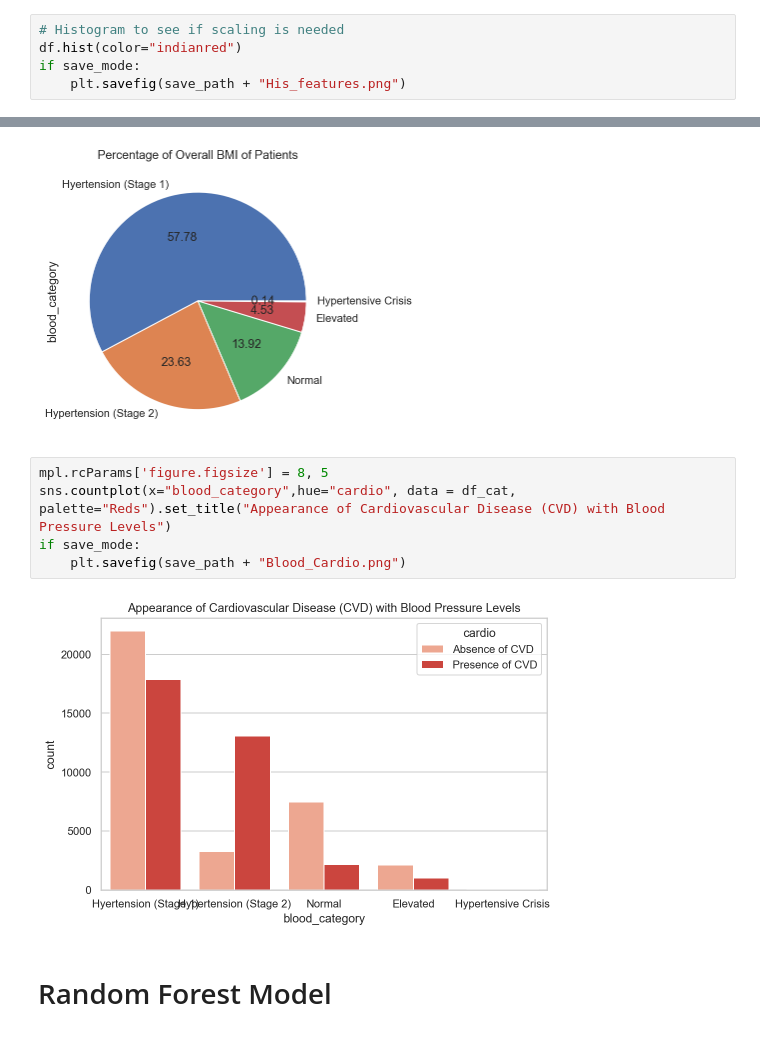
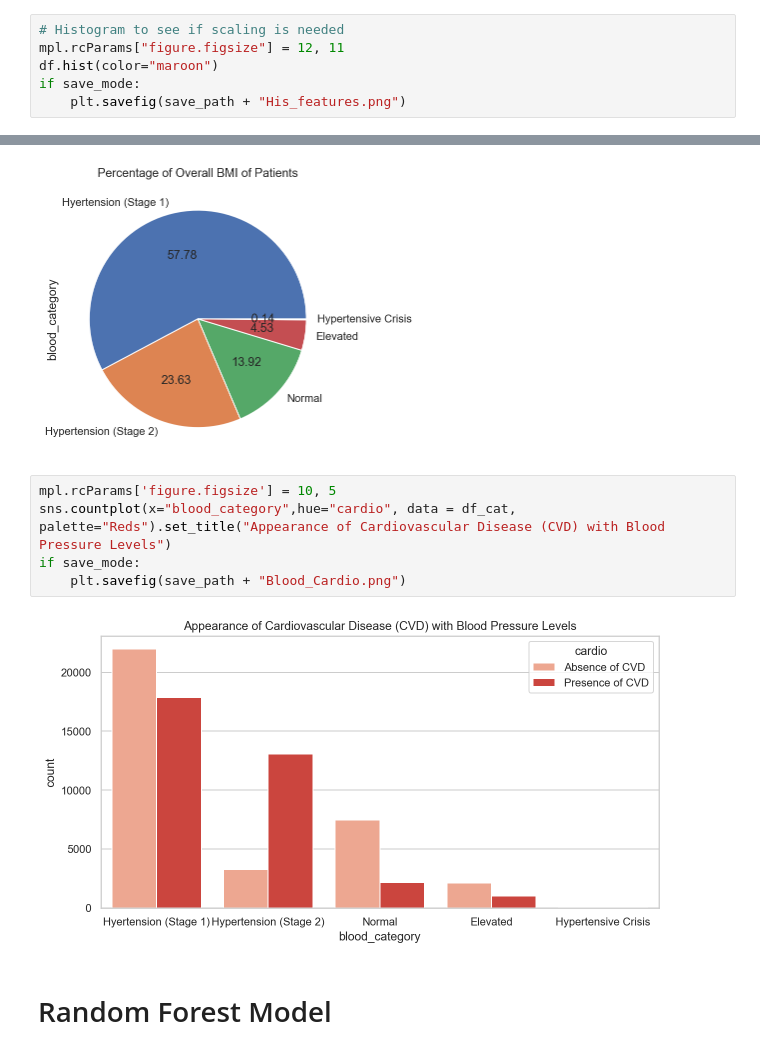
Before and after one commit to adamskel78/SHAX_group_project, a Jupyter notebook: Cardiovascular_Disease_sd.ipynb, the cells around one changed output, grey strips where cells are left out. Cells and saved outputs as stored; diff of their text form.

```diff
--- a/Cardiovascular_Disease_sd.ipynb
+++ b/Cardiovascular_Disease_sd.ipynb
@@ -129,7 +129,8 @@ df.head()
 | 4 | 47 | 1 | 156 | 56.0 | 100 | 60 | 1 | 1 | 0 | 0 | ... |
 # %%
 # Histogram to see if scaling is needed
-df.hist(color="indianred")
+mpl.rcParams["figure.figsize"] = 12, 11
+df.hist(color="maroon")
 if save_mode:
     plt.savefig(save_path + "His_features.png")
 # %% [output]
@@ -500,12 +501,12 @@ if save_mode:
 # %% [output]
 [figure]
 # %%
-mpl.rcParams['figure.figsize'] = 8, 5
+mpl.rcParams['figure.figsize'] = 10, 5
 sns.countplot(x="blood_category",hue="cardio", data = df_cat, palette="Reds").set_title("Appearance of Cardiovascular Disease (CVD) with Blood Pressure Levels")
 if save_mode:
     plt.savefig(save_path + "Blood_Cardio.png")
 # %% [output]
-[figure, old version]
+[figure, new version]
 # %% [markdown]
 # Random Forest Model
 # %%
```
Also changed, not shown: parts of 13 cells of this notebook.
